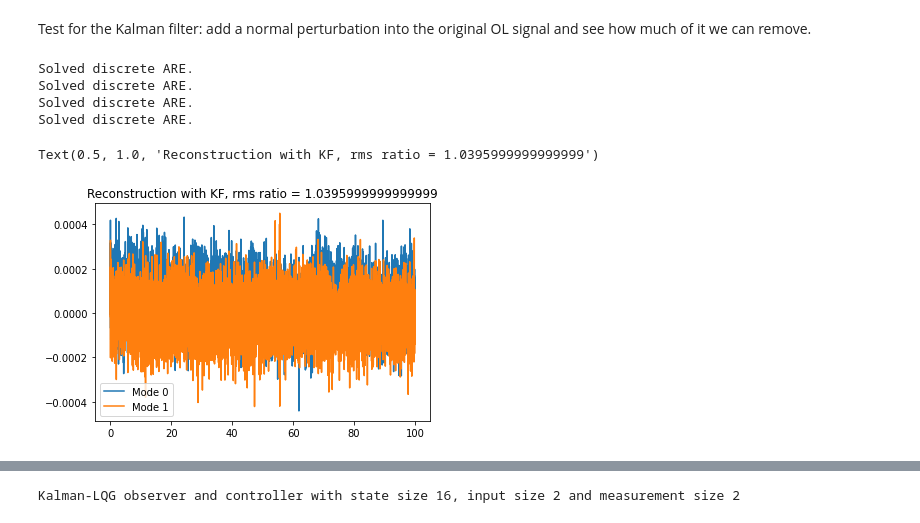
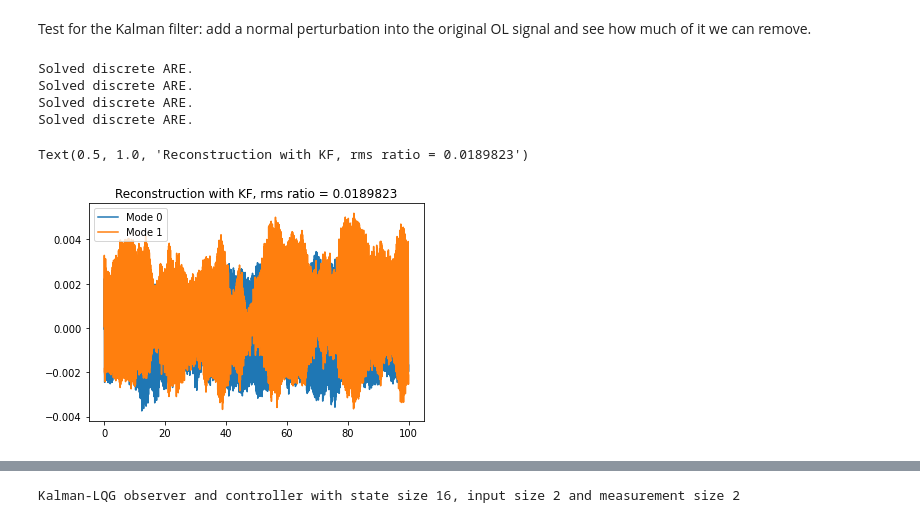
Before and after one commit to aditya-sengupta/seallqg, a Jupyter notebook: notebooks/why_doesnt_seal_lqg_work.ipynb, the cells around one changed output, grey strips where cells are left out. Drawn from its saved outputs; the diff is of its cells as text; code cells hidden in the pictures.

Commit message:
good reconstruction now that we're sticking to within the linear range

```diff
--- a/notebooks/why_doesnt_seal_lqg_work.ipynb
+++ b/notebooks/why_doesnt_seal_lqg_work.ipynb
@@ -52,7 +52,7 @@ Text(0.5, 1.0, 'Pseudo-open-loop reconstruction')
 That basically just looks like the residual - it seems like my R is just too high. But that's not all I can infer from this! For one thing, is the Kalman filter doing okay?
 # %%
 dmc2wf = np.load("../data/bestflats/lodmc2wfe.npy")
-actual_openloop = np.load("../data/openloop/ol_f_5_z_stamp_03_11_2021_14_02_00.npy")[:,:2]# * dmc2wf
+actual_openloop = np.load("../data/openloop/ol_amp_0.003_f_5_z_stamp_05_11_2021_08_46_26.npy")[:,:2]# * dmc2wf
 for i in range(2):
     print(f"Mode {i} RMS ratio: {rms(zerns[:,i]) / rms(actual_openloop[:,i])}")
 # %% [output]
@@ -77,21 +77,22 @@ plot_tiptilt(reconstructed_measure - pol[:,:2])
 # %% [markdown]
 Test for the Kalman filter: add a normal perturbation into the original OL signal and see how much of it we can remove.
 # %%
-sd = 1e-4
+sd = 1e-1
 ol_noisy = actual_openloop + np.random.normal(0, sd, actual_openloop.shape)
 klqg = ident.make_klqg_from_openloop(model_atm=True, model_vib=True)
 # start mods
-klqg.W /= 1e14
+klqg.W /= 1e15
 klqg.V = np.eye(2) * sd ** 2
 # end mods
 klqg.recompute()
+klqg.x *= 0
 ol_recon = klqg.filter(ol_noisy, np.zeros(klqg.state_size,)) @ klqg.C.T
 plot_tiptilt(actual_openloop - ol_recon)
 plt.title(f"Reconstruction with KF, rms ratio = {rms(actual_openloop - ol_recon) / sd}")
 # %% [output]
 Solved discrete ARE.
 Solved discrete ARE.
 Solved discrete ARE.
 Solved discrete ARE.
-Text(0.5, 1.0, 'Reconstruction with KF, rms ratio = 1.0395999999999999')
+Text(0.5, 1.0, 'Reconstruction with KF, rms ratio = 0.0189823')
-[figure, old version]
+[figure, new version]
```
Also changed, not shown: parts of 8 cells of this notebook.
